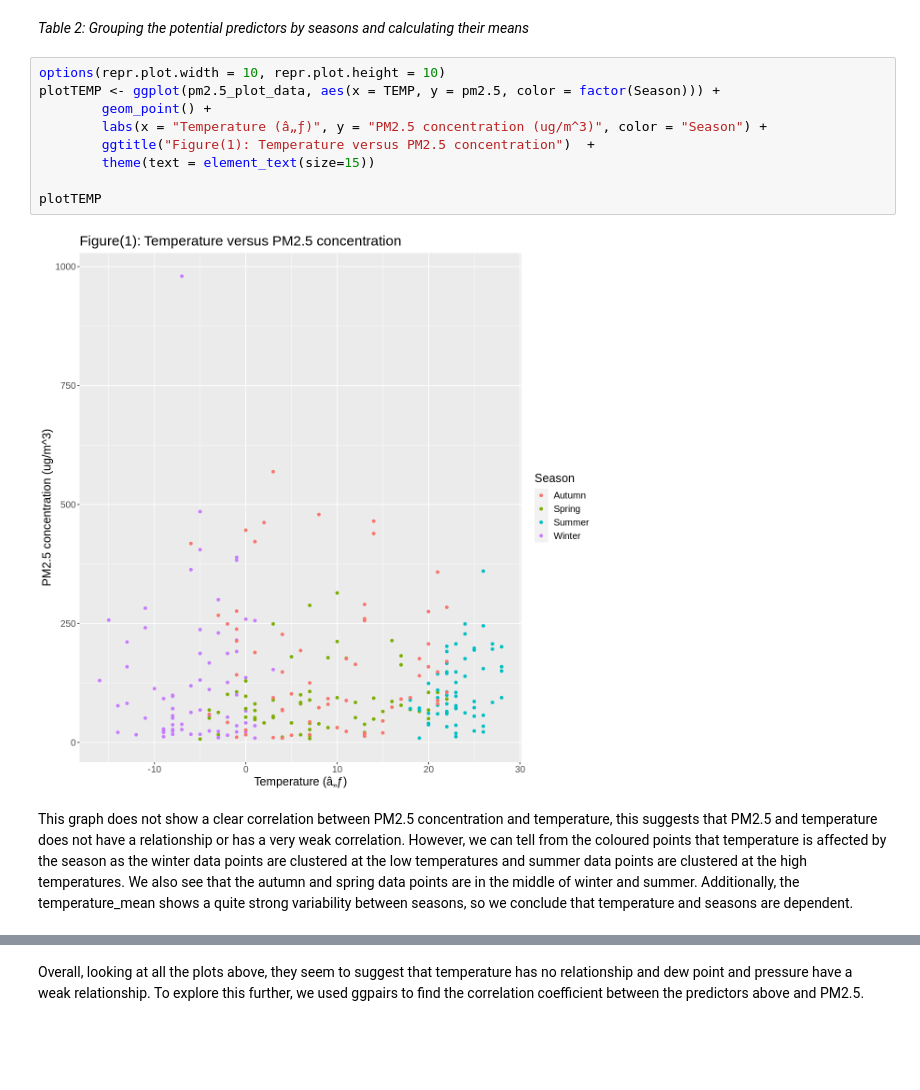
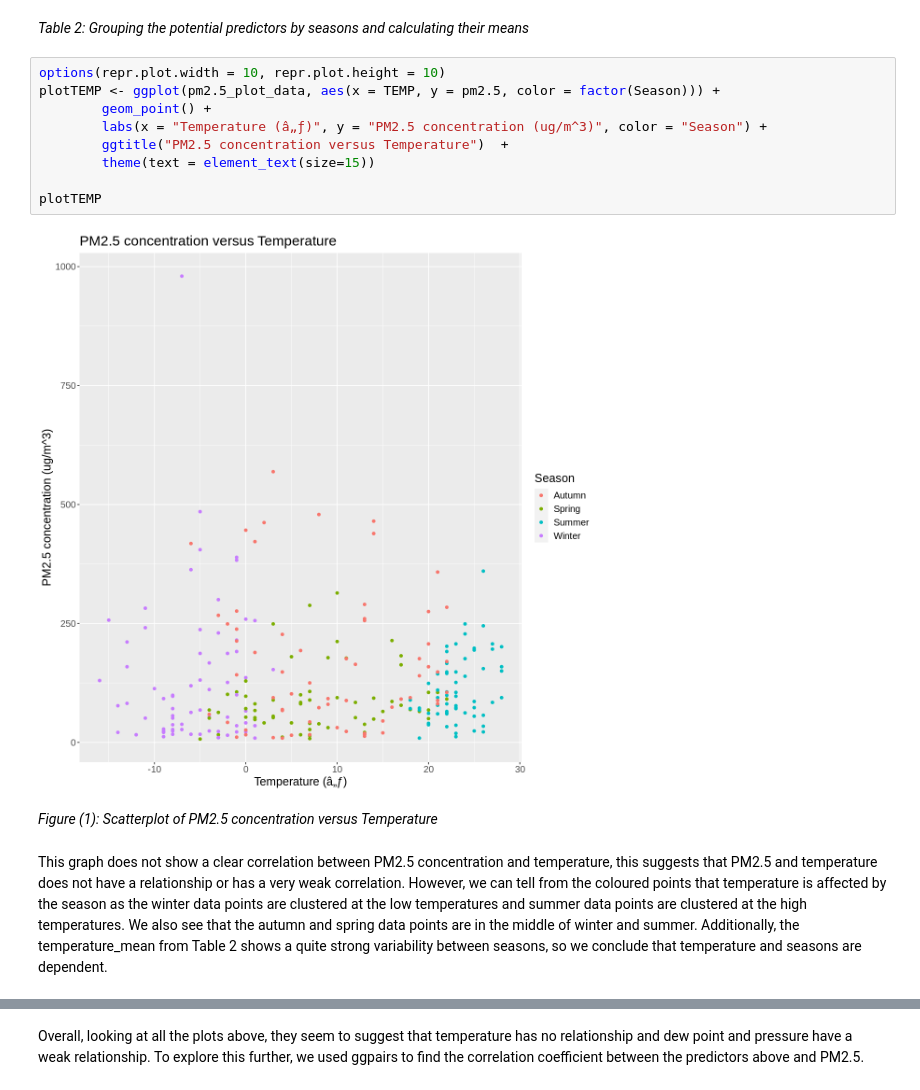
Before and after one commit to gbrwg/DSCI100-Group-Project, a Jupyter notebook: group_project_report.ipynb, the cells around one changed output, grey strips where cells are left out. Drawn from its saved outputs; the diff is of its cells as text; blank space fills up the shorter version.

```diff
--- a/group_project_report.ipynb
+++ b/group_project_report.ipynb
@@ -117,16 +135,18 @@ A tibble: 4 × 5
 # %%
 options(repr.plot.width = 10, repr.plot.height = 10)
 plotTEMP <- ggplot(pm2.5_plot_data, aes(x = TEMP, y = pm2.5, color = factor(Season))) +
         geom_point() +
         labs(x = "Temperature (â„ƒ)", y = "PM2.5 concentration (ug/m^3)", color = "Season") +
-        ggtitle("Figure(1): Temperature versus PM2.5 concentration")  +
+        ggtitle("PM2.5 concentration versus Temperature")  +
         theme(text = element_text(size=15))
 
 plotTEMP
 # %% [output]
-[figure, old version]
+[figure, new version]
+# %% [markdown]
+*Figure (1): Scatterplot of PM2.5 concentration versus Temperature*
 # %% [markdown]
-This graph does not show a clear correlation between PM2.5 concentration and temperature, this suggests that PM2.5 and temperature does not have a relationship or has a very weak correlation. However, we can tell from the coloured points that temperature is affected by the season as the winter data points are clustered at the low temperatures and summer data points are clustered at the high temperatures. We also see that the autumn and spring data points are in the middle of winter and summer. Additionally, the temperature_mean shows a quite strong variability between seasons, so we conclude that  temperature and seasons are dependent.
+This graph does not show a clear correlation between PM2.5 concentration and temperature, this suggests that PM2.5 and temperature does not have a relationship or has a very weak correlation. However, we can tell from the coloured points that temperature is affected by the season as the winter data points are clustered at the low temperatures and summer data points are clustered at the high temperatures. We also see that the autumn and spring data points are in the middle of winter and summer. Additionally, the temperature_mean from Table 2 shows a quite strong variability between seasons, so we conclude that  temperature and seasons are dependent.
 # %%
 plotPRES <- ggplot(pm2.5_plot_data, aes(x = PRES, y = pm2.5, color = factor(Season))) +
          geom_point() +
```
Also changed, not shown: parts of 16 cells of this notebook.
